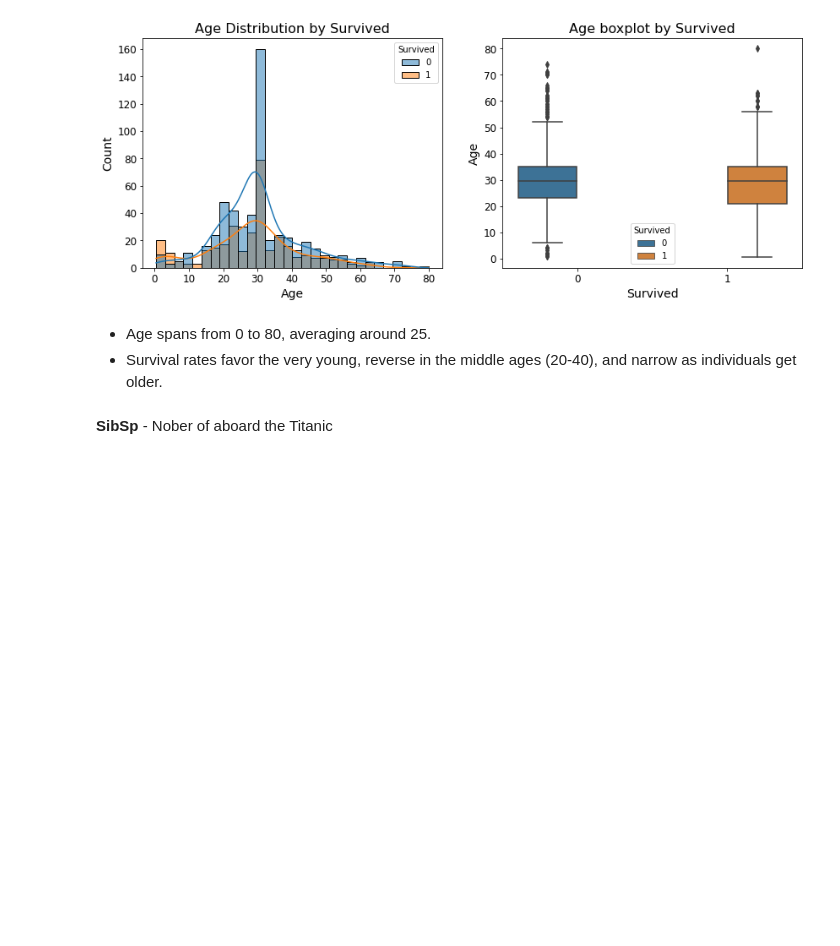
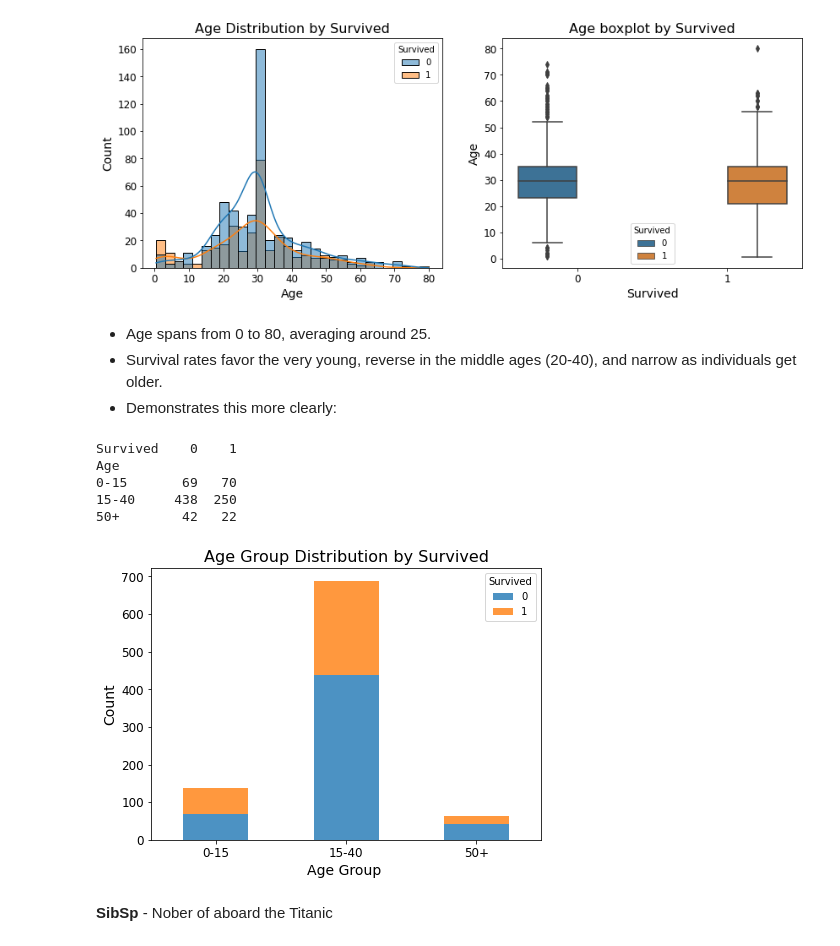
Before and after one commit to NadavElyakim27/Titanic_EDA, a Jupyter notebook: notebook.ipynb, the cells around one changed output. Drawn from its saved outputs; the diff is of its cells as text; code cells hidden in the pictures; blank space fills up the shorter version.

Commit message:
Age Group plot

```diff
--- a/notebook.ipynb
+++ b/notebook.ipynb
@@ -293,6 +293,32 @@ plt.show()
 # %% [markdown]
 * Age spans from 0 to 80, averaging around 25.
 * Survival rates favor the very young, reverse in the middle ages (20-40), and narrow as individuals get older.
+* Demonstrates this more clearly:
+# %%
+age_groups = pd.cut(titanic_ds['Age'],bins=[0,18,50,100],labels=['0-15','15-40','50+'])
+temp = pd.concat([age_groups, titanic_ds['Survived']], axis=1)
+
+
+# Create a summary table - feature-class
+table_age_group = temp.groupby(['Age', 'Survived']).size().unstack(fill_value=0)
+print(table_age_group)
+
+# Plot
+table_age_group.plot(kind='bar', stacked=True, alpha = 0.8, rot = 0)
+
+# Add titles
+plt.title('Age Group Distribution by Survived')
+plt.ylabel('Count')
+plt.xlabel('Age Group ')
+
+plt.show()
+# %% [output]
+Survived    0    1
+Age
+0-15       69   70
+15-40     438  250
+50+        42   22
+[figure, added]
 # %% [markdown]
 **SibSp** - Nober of  aboard the Titanic
 # %%
```
Also changed, not shown: parts of 1 cell of this notebook.
